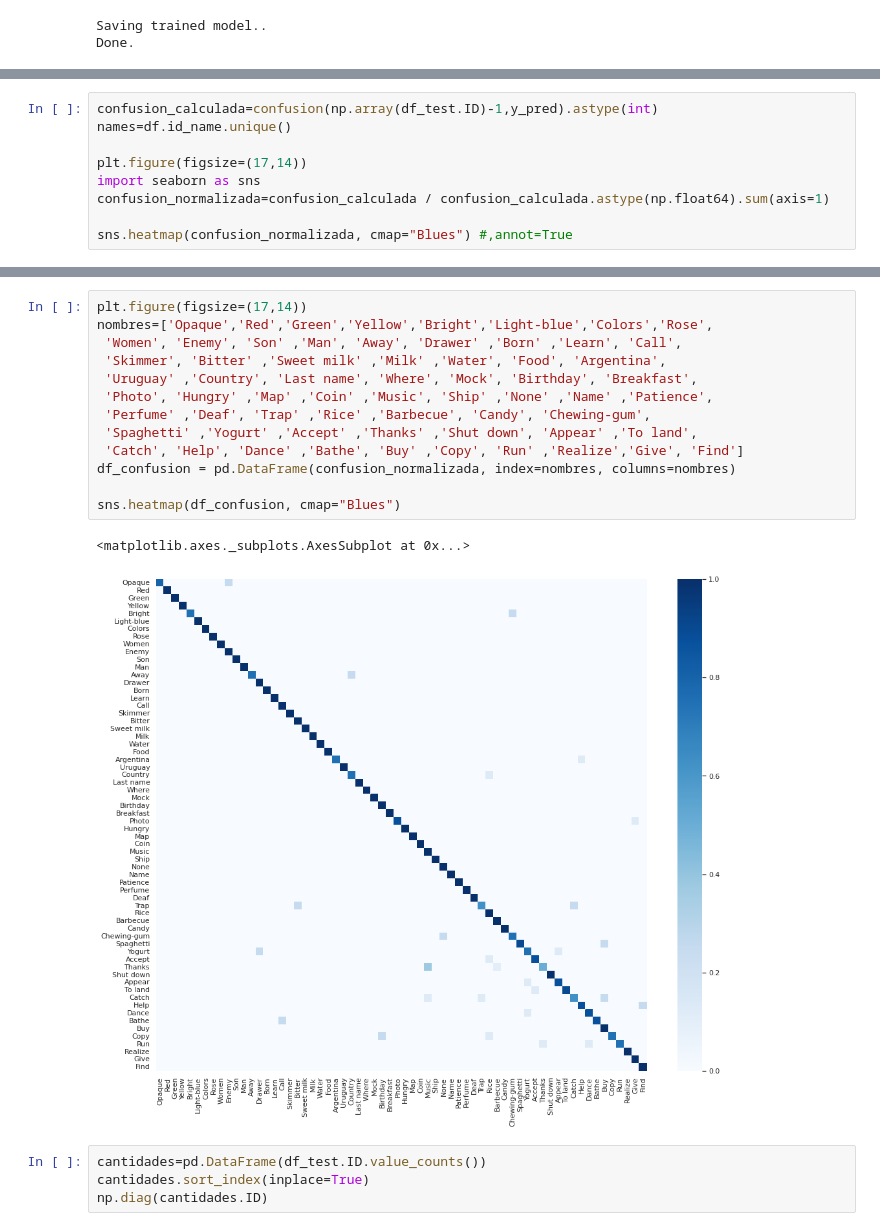
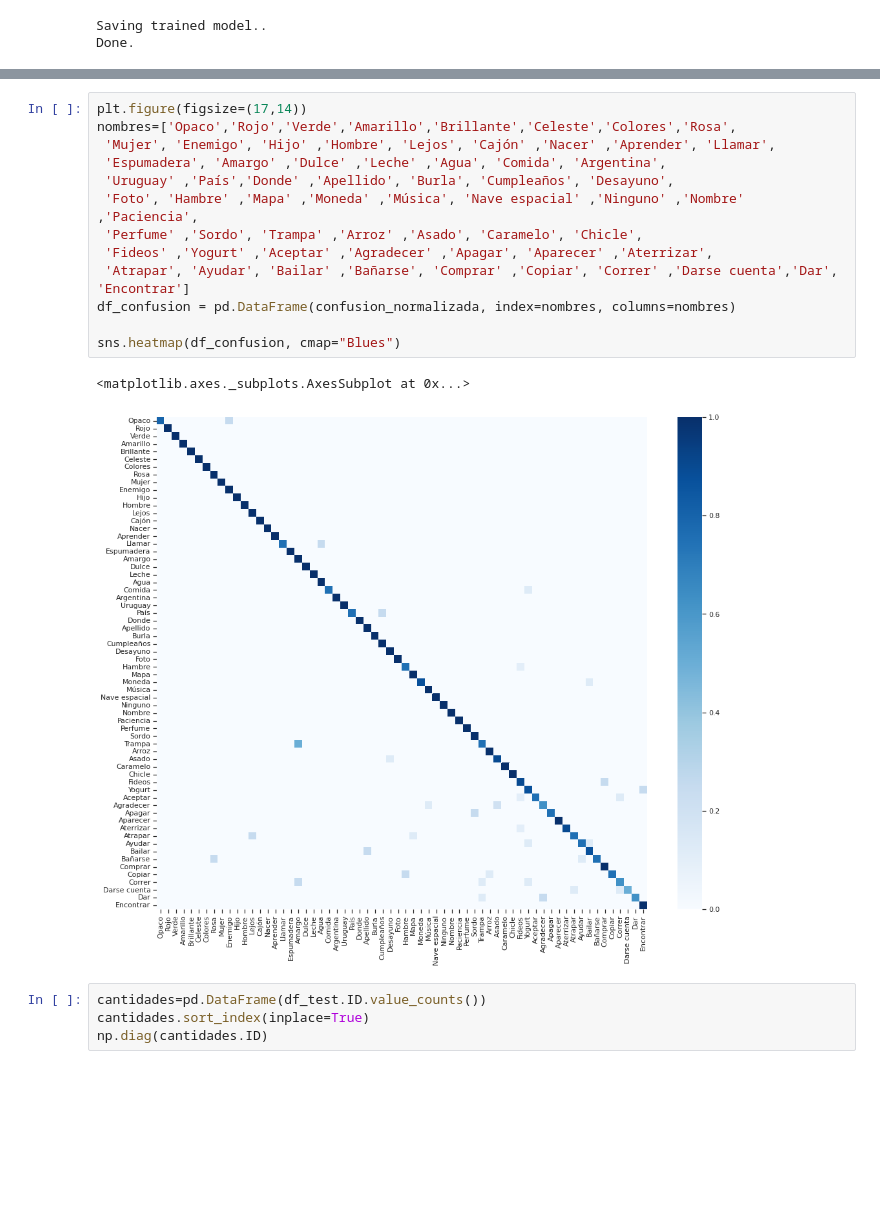
Before and after one commit to ffelicioni/conv3d_video, a Jupyter notebook: clasificar_hands.ipynb, the cells around one changed output, grey strips where cells are left out. Drawn from its saved outputs; the diff is of its cells as text; blank space fills up the shorter version.

```diff
--- a/clasificar_hands.ipynb
+++ b/clasificar_hands.ipynb
@@ -542,9 +541,0 @@ accuracy(np.array(df_test.ID)-1,y_pred)
-# %%
-confusion_calculada=confusion(np.array(df_test.ID)-1,y_pred).astype(int)
-names=df.id_name.unique()
-
-plt.figure(figsize=(17,14))
-import seaborn as sns
-confusion_normalizada=confusion_calculada / confusion_calculada.astype(np.float64).sum(axis=1)
-
-sns.heatmap(confusion_normalizada, cmap="Blues") #,annot=True
@@ -554,19 +542,19 @@ sns.heatmap(confusion_normalizada, cmap="Blues") #,annot=True
-# %%
-plt.figure(figsize=(17,14))
-nombres=['Opaque','Red','Green','Yellow','Bright','Light-blue','Colors','Rose',
- 'Women', 'Enemy', 'Son' ,'Man', 'Away', 'Drawer' ,'Born' ,'Learn', 'Call',
- 'Skimmer', 'Bitter' ,'Sweet milk' ,'Milk' ,'Water', 'Food', 'Argentina',
- 'Uruguay' ,'Country', 'Last name', 'Where', 'Mock', 'Birthday', 'Breakfast',
- 'Photo', 'Hungry' ,'Map' ,'Coin' ,'Music', 'Ship' ,'None' ,'Name' ,'Patience',
- 'Perfume' ,'Deaf', 'Trap' ,'Rice' ,'Barbecue', 'Candy', 'Chewing-gum',
- 'Spaghetti' ,'Yogurt' ,'Accept' ,'Thanks' ,'Shut down', 'Appear' ,'To land',
- 'Catch', 'Help', 'Dance' ,'Bathe', 'Buy' ,'Copy', 'Run' ,'Realize','Give', 'Find']
-df_confusion = pd.DataFrame(confusion_normalizada, index=nombres, columns=nombres)
-
-sns.heatmap(df_confusion, cmap="Blues")
-# %% [output]
-<matplotlib.axes._subplots.AxesSubplot at 0x...>
-[figure, removed]
+# %%
+plt.figure(figsize=(17,14))
+nombres=['Opaco','Rojo','Verde','Amarillo','Brillante','Celeste','Colores','Rosa',
+ 'Mujer', 'Enemigo', 'Hijo' ,'Hombre', 'Lejos', 'Cajón' ,'Nacer' ,'Aprender', 'Llamar',
+ 'Espumadera', 'Amargo' ,'Dulce' ,'Leche' ,'Agua', 'Comida', 'Argentina',
+ 'Uruguay' ,'País','Donde' ,'Apellido', 'Burla', 'Cumpleaños', 'Desayuno',
+ 'Foto', 'Hambre' ,'Mapa' ,'Moneda' ,'Música', 'Nave espacial' ,'Ninguno' ,'Nombre' ,'Paciencia',
+ 'Perfume' ,'Sordo', 'Trampa' ,'Arroz' ,'Asado', 'Caramelo', 'Chicle',
+ 'Fideos' ,'Yogurt' ,'Aceptar' ,'Agradecer' ,'Apagar', 'Aparecer' ,'Aterrizar',
+ 'Atrapar', 'Ayudar', 'Bailar' ,'Bañarse', 'Comprar' ,'Copiar', 'Correr' ,'Darse cuenta','Dar', 'Encontrar']
+df_confusion = pd.DataFrame(confusion_normalizada, index=nombres, columns=nombres)
+
+sns.heatmap(df_confusion, cmap="Blues")
+# %% [output]
+<matplotlib.axes._subplots.AxesSubplot at 0x...>
+[figure, added]
 # %%
 cantidades=pd.DataFrame(df_test.ID.value_counts())
 cantidades.sort_index(inplace=True)
```
Also changed, not shown: parts of 12 cells of this notebook.
